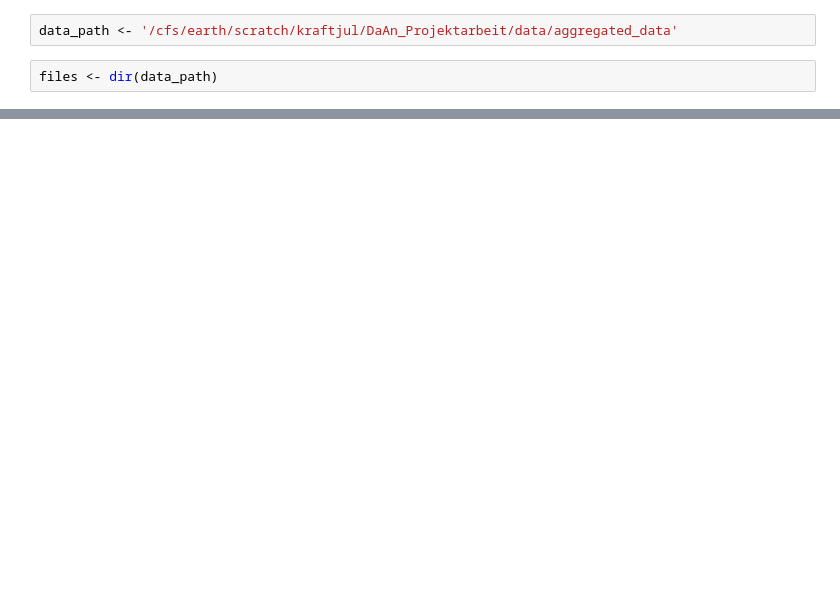
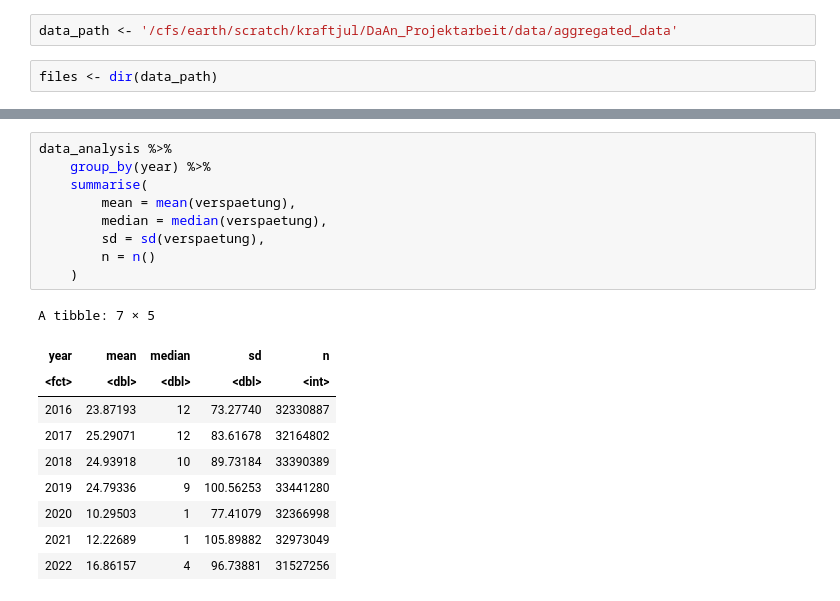
Before and after one commit to juliankraft/DaAn_Projektarbeit, a Jupyter notebook: code/sandbox/analysing_data.ipynb, the cells around one changed output, grey strips where cells are left out. Saved outputs shown, nothing was run; the diff lists cells and outputs as text; blank space fills up the shorter version.

```diff
--- a/code/sandbox/analysing_data.ipynb
+++ b/code/sandbox/analysing_data.ipynb
@@ -55,0 +143,20 @@ A tibble: 6 × 6
+# %%
+data_analysis %>%
+    group_by(year) %>%
+    summarise(
+        mean = mean(verspaetung),
+        median = median(verspaetung),
+        sd = sd(verspaetung),
+        n = n()
+    )
+# %% [output]
+A tibble: 7 × 5
+| year | mean | median | sd | n |
+| <fct> | <dbl> | <dbl> | <dbl> | <int> |
+| 2016 | 23.87193 | 12 | 73.27740 | 32330887 |
+| 2017 | 25.29071 | 12 | 83.61678 | 32164802 |
+| 2018 | 24.93918 | 10 | 89.73184 | 33390389 |
+| 2019 | 24.79336 | 9 | 100.56253 | 33441280 |
+| 2020 | 10.29503 | 1 | 77.41079 | 32366998 |
+| 2021 | 12.22689 | 1 | 105.89882 | 32973049 |
+| 2022 | 16.86157 | 4 | 96.73881 | 31527256 |
```
Also changed, not shown: parts of 7 cells of this notebook, 3 other files.
